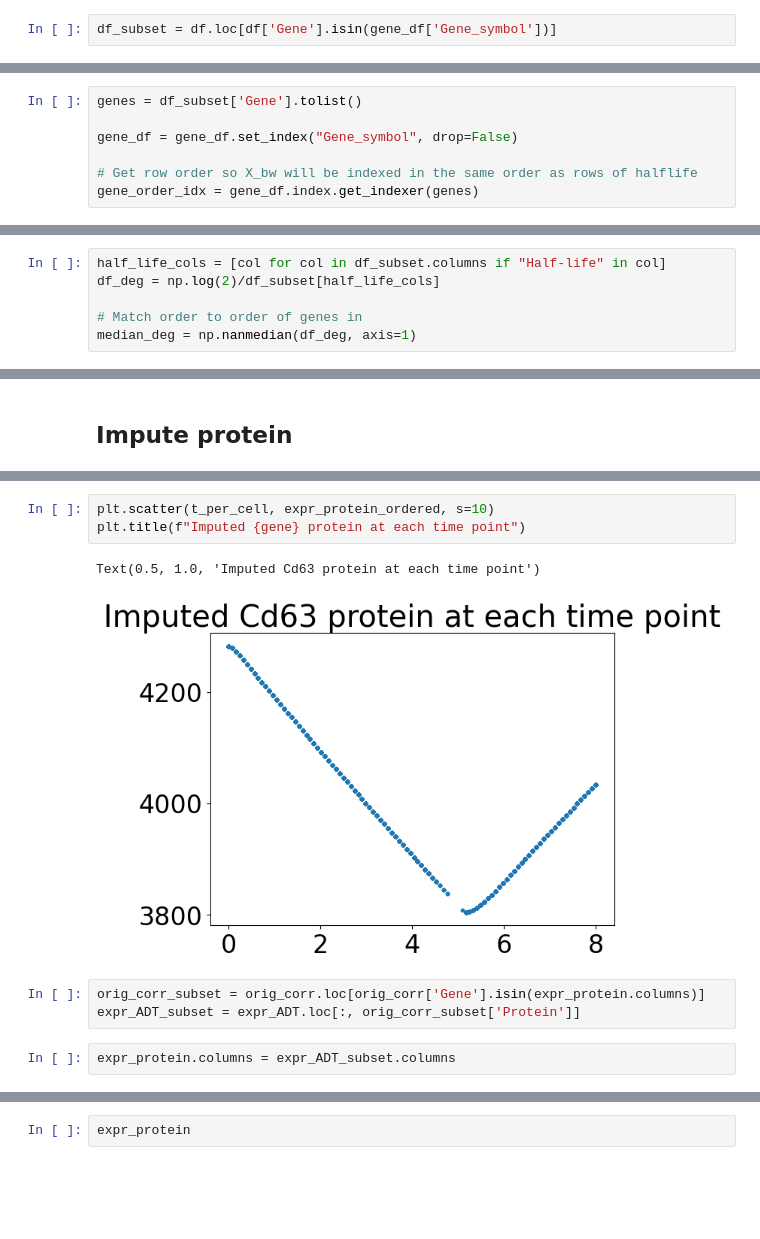
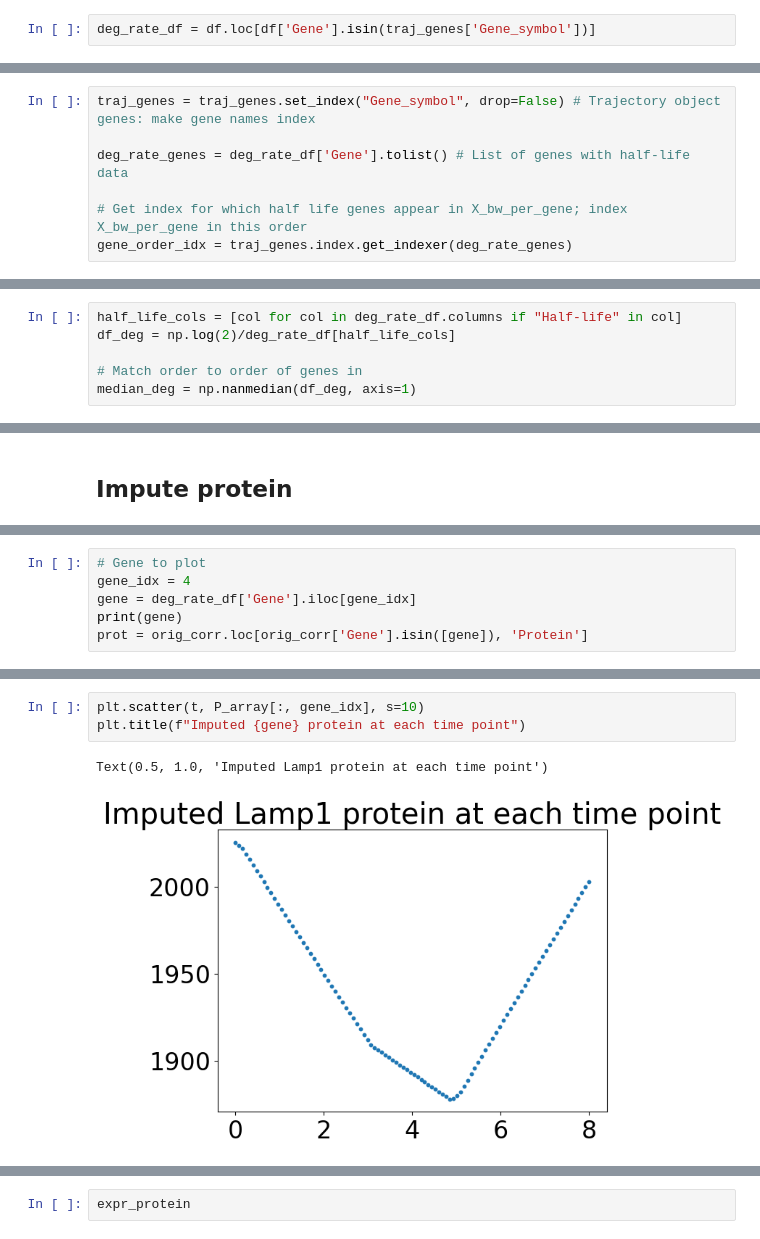
Before and after one commit to reliscu/chronocell_janssens_2025_preprint, a Jupyter notebook: 09_impute_protein_ideal.ipynb, the cells around one changed output, grey strips where cells are left out. Cells and saved outputs as stored; diff of their text form; blank space fills up the shorter version.

Commit message:
modifying protein imputation code slightly

```diff
--- a/09_impute_protein_ideal.ipynb
+++ b/09_impute_protein_ideal.ipynb
@@ -78,5 +94,5 @@ df = reduce(lambda x, y: pd.merge(x, y, on="Gene", how="outer"), df_list)
 # %% [markdown]
 ## Subset half-life data to genes of interest
 # %%
-df_subset = df.loc[df['Gene'].isin(gene_df['Gene_symbol'])]
+deg_rate_df = df.loc[df['Gene'].isin(traj_genes['Gene_symbol'])]
 # %%
@@ -96,9 +111,9 @@ df_subset
 # %% [markdown]
 ## Get order of genes in half-life data
 # %%
-genes = df_subset['Gene'].tolist()
+traj_genes = traj_genes.set_index("Gene_symbol", drop=False) # Trajectory object genes: make gene names index
 
-gene_df = gene_df.set_index("Gene_symbol", drop=False)
+deg_rate_genes = deg_rate_df['Gene'].tolist() # List of genes with half-life data
 
-# Get row order so X_bw will be indexed in the same order as rows of halflife
-gene_order_idx = gene_df.index.get_indexer(genes)
+# Get index for which half life genes appear in X_bw_per_gene; index X_bw_per_gene in this order
+gene_order_idx = traj_genes.index.get_indexer(deg_rate_genes)
@@ -105,8 +128,8 @@ gene_order_idx = gene_df.index.get_indexer(genes)
 # %% [markdown]
 ## Convert half-life to degradation rate
 # %%
-half_life_cols = [col for col in df_subset.columns if "Half-life" in col]
-df_deg = np.log(2)/df_subset[half_life_cols]
+half_life_cols = [col for col in deg_rate_df.columns if "Half-life" in col]
+df_deg = np.log(2)/deg_rate_df[half_life_cols]
 
 # Match order to order of genes in
 median_deg = np.nanmedian(df_deg, axis=1)
@@ -193,0 +221,6 @@ expr_protein_ordered = expr_protein.loc[cell_index]
+# %%
+# Gene to plot
+gene_idx = 4
+gene = deg_rate_df['Gene'].iloc[gene_idx]
+print(gene)
+prot = orig_corr.loc[orig_corr['Gene'].isin([gene]), 'Protein']
@@ -214,11 +249,6 @@ plt.title(f"Observed {gene} protein");
 # %%
-plt.scatter(t_per_cell, expr_protein_ordered, s=10)
+plt.scatter(t, P_array[:, gene_idx], s=10)
 plt.title(f"Imputed {gene} protein at each time point")
 # %% [output]
-Text(0.5, 1.0, 'Imputed Cd63 protein at each time point')
+Text(0.5, 1.0, 'Imputed Lamp1 protein at each time point')
-[figure, old version]
+[figure, new version]
-# %%
-orig_corr_subset = orig_corr.loc[orig_corr['Gene'].isin(expr_protein.columns)]
-expr_ADT_subset = expr_ADT.loc[:, orig_corr_subset['Protein']]
-# %%
-expr_protein.columns = expr_ADT_subset.columns
```
Also changed, not shown: parts of 25 cells of this notebook, 5 other files.
